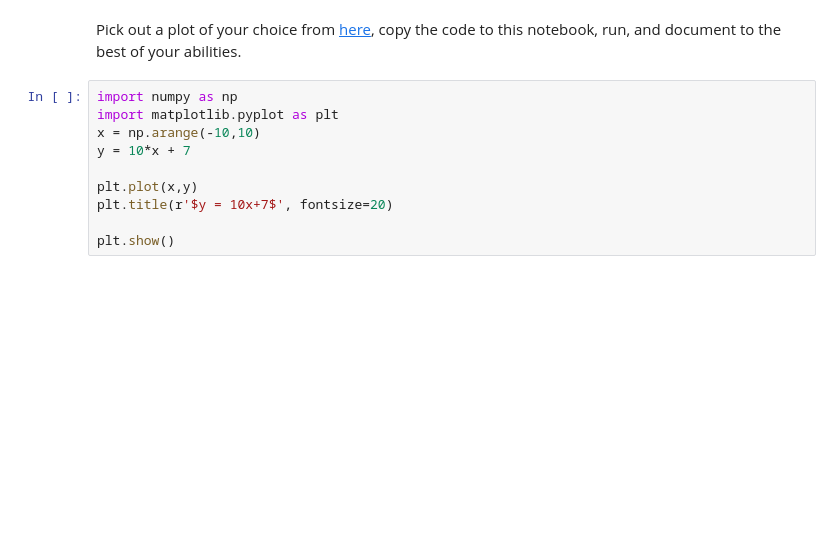
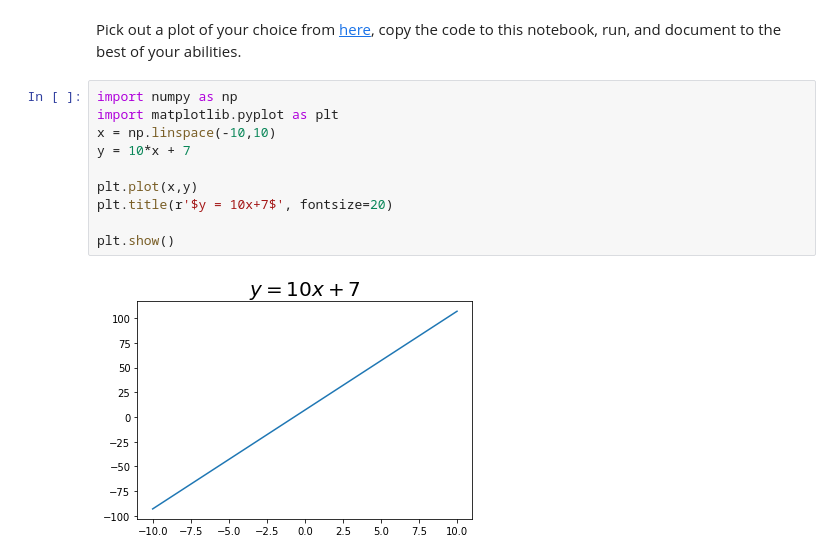
Before and after one commit to Andrewseltzer/Andrewseltzer, a Jupyter notebook: Andrew Seltzer_2023_Lab_1.ipynb, the cells around one changed output. Saved outputs shown, nothing was run; the diff lists cells and outputs as text; blank space fills up the shorter version.

Commit message:
replace arange with linspace

```diff
--- a/Andrew Seltzer_2023_Lab_1.ipynb
+++ b/Andrew Seltzer_2023_Lab_1.ipynb
@@ -261,13 +261,15 @@ Pick out a plot of your choice from [here](https://matplotlib.org/stable/gallery
 # %%
 import numpy as np
 import matplotlib.pyplot as plt
-x = np.arange(-10,10)
+x = np.linspace(-10,10)
 y = 10*x + 7
 
 plt.plot(x,y)
 plt.title(r'$y = 10x+7$', fontsize=20)
 
 plt.show()
+# %% [output]
+[figure, added]
 # %%
 import numpy as np
 import matplotlib.pyplot as plt
```
Also changed, not shown: parts of 4 cells of this notebook.
